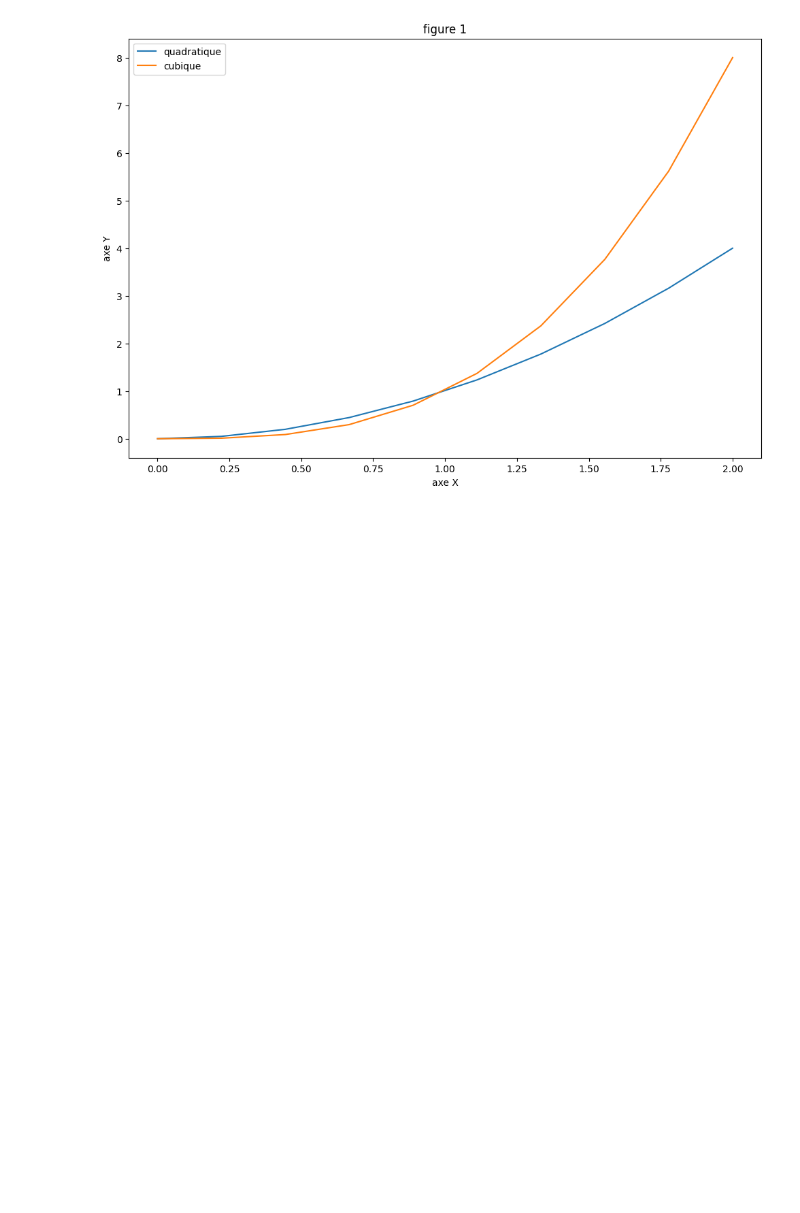
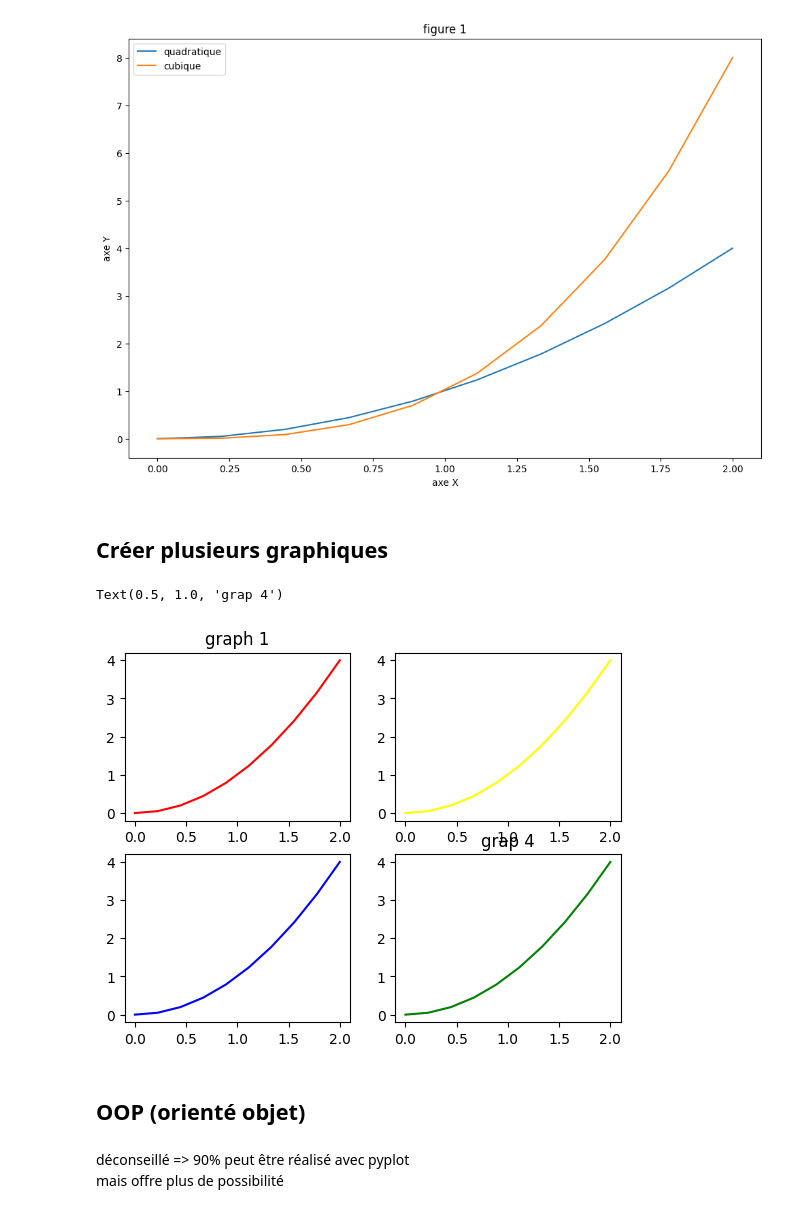
Before and after one commit to marcottemickyncrea/PythonWork, a Jupyter notebook: 07-11-22_python-matplotlib.ipynb, the cells around one changed output. Saved outputs shown, nothing was run; the diff lists cells and outputs as text; code cells hidden in the pictures; blank space fills up the shorter version.

```diff
--- a/07-11-22_python-matplotlib.ipynb
+++ b/07-11-22_python-matplotlib.ipynb
@@ -56,3 +56,25 @@ plt.legend() #légende
 plt.savefig('cycle de vie') #enregistre le fichier sur l'ordi
 # %% [output]
 [figure]
+# %% [markdown]
+## Créer plusieurs graphiques
+# %%
+plt.figure()
+plt.subplot(2, 2, 1)
+plt.plot(x , y , c='red')
+plt.title('graph 1')
+plt.subplot(2,2,2)
+plt.plot(x, y, c='yellow')
+plt.subplot(2, 2, 3)
+plt.plot(x , y , c='blue')
+plt.subplot(2,2,4)
+plt.plot(x, y, c='green')
+plt.title('grap 4')
+# %% [output]
+Text(0.5, 1.0, 'grap 4')
+[figure, added]
+# %% [markdown]
+## OOP (orienté objet)
+# %% [markdown]
+déconseillé => 90% peut être réalisé avec pyplot <br/>
+mais offre plus de possibilité
```
Also changed, not shown: parts of 8 cells of this notebook, 3 other files.
